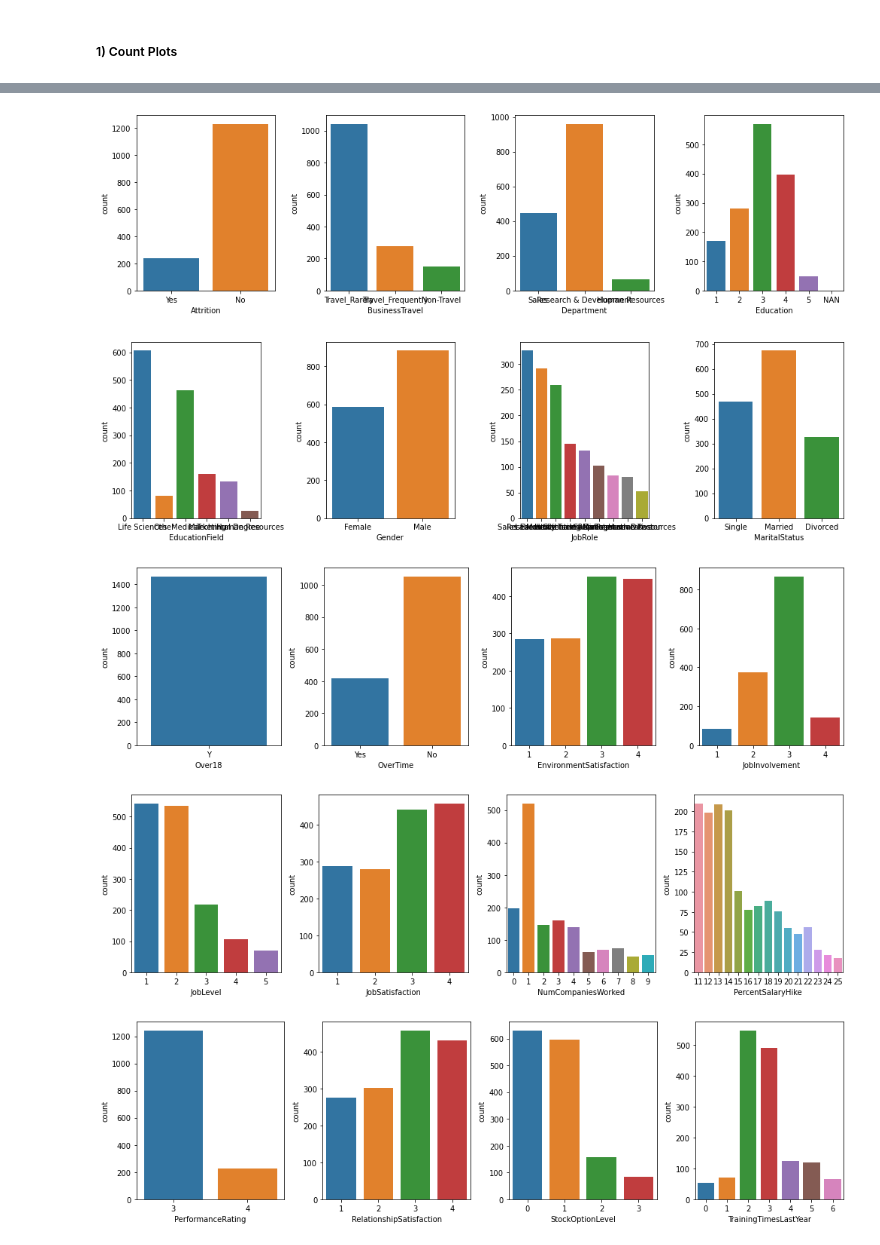
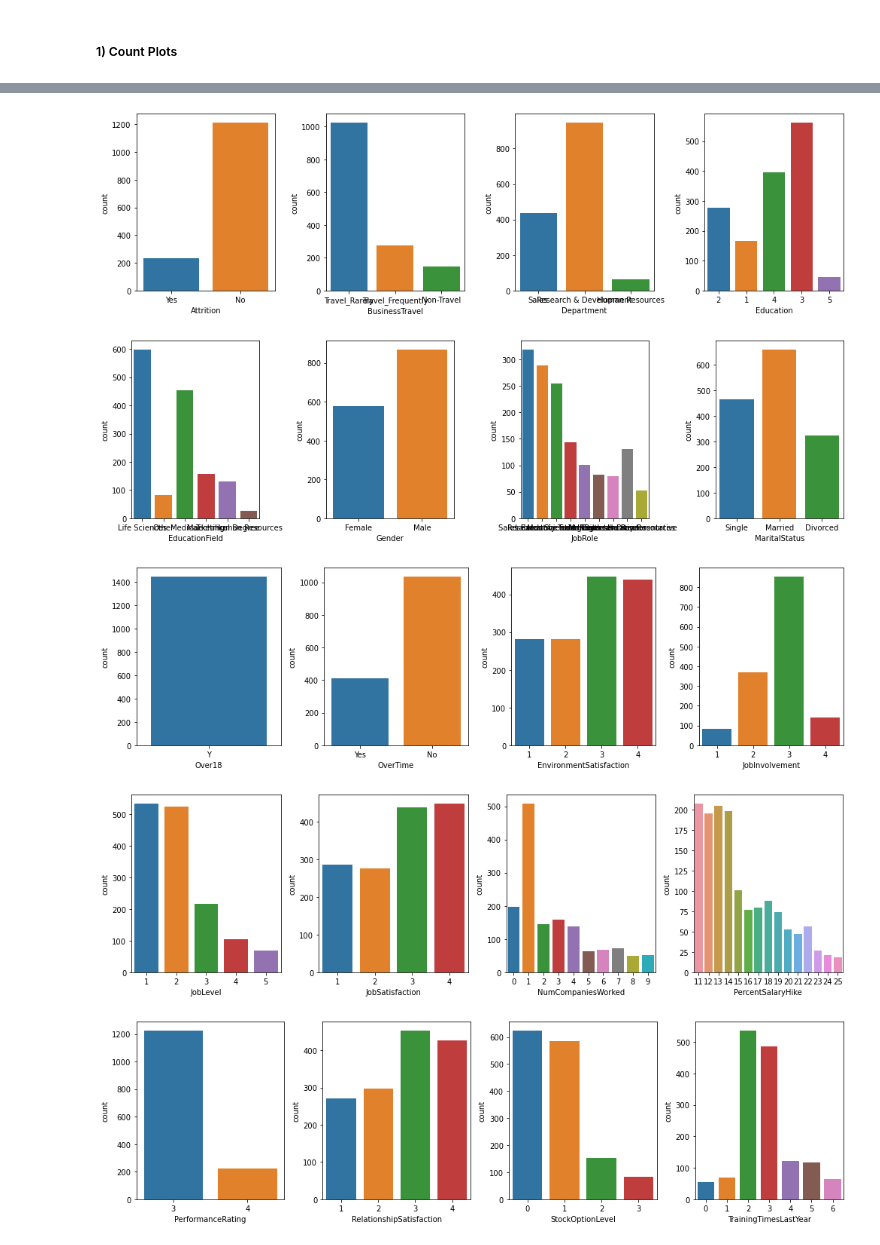
Before and after one commit to nithinkrishnan/dm-assgn, a Jupyter notebook: Code/Attrition.ipynb, the cells around one changed output, grey strips where cells are left out. Drawn from its saved outputs; the diff is of its cells as text; code cells hidden in the pictures.

```diff
--- a/Code/Attrition.ipynb
+++ b/Code/Attrition.ipynb
@@ -344,29 +344,38 @@ Following attributes belong to the Categorical type in the broad aspect:
     </tr>
 </table>
 # %%
-plt.rcParams["figure.figsize"] = [14.00, 4.0]
-plt.rcParams["figure.autolayout"] = True
+# Creating a copy of dataset
+dfAnalytic = df.copy()
+
+# Replace the NAN with python NaN
+dfAnalytic.replace("NAN", np.NaN,inplace=True)
+
+# Dropping the NaN values for analysis using pandas dropna()
+dfAnalytic.dropna (inplace = True)
+
+# plt.rcParams["figure.figsize"] = [14.00, 4.0]
+# plt.rcParams["figure.autolayout"] = True
 
 categoricalAttr = ['Attrition','BusinessTravel','Department','Education',
                    'EducationField','Gender','JobRole','MaritalStatus','Over18','OverTime',
                    'EnvironmentSatisfaction','JobInvolvement','JobLevel','JobSatisfaction','NumCompaniesWorked',
                    'PercentSalaryHike','PerformanceRating','RelationshipSatisfaction','StockOptionLevel',
                    'TrainingTimesLastYear','WorkLifeBalance']
 
 index = 0
 graphsInARow = 4
 
 for attr in categoricalAttr:
     if (index % graphsInARow == 0):
         f, ax = plt.subplots(1, graphsInARow)
-    sns.countplot(df[attr], ax = ax[index % graphsInARow])
+    sns.countplot(x=attr, data=dfAnalytic, ax = ax[index % graphsInARow])
     index = index + 1
     if (index % graphsInARow == 0):
         plt.show()
 # %% [output]
-[figure, old version]
+[figure, new version]
-[figure, old version]
+[figure, new version]
-[figure, old version]
+[figure, new version]
 [figure]
 [figure]
 [figure]
```
Also changed, not shown: parts of 3 cells of this notebook, 1 other file.
